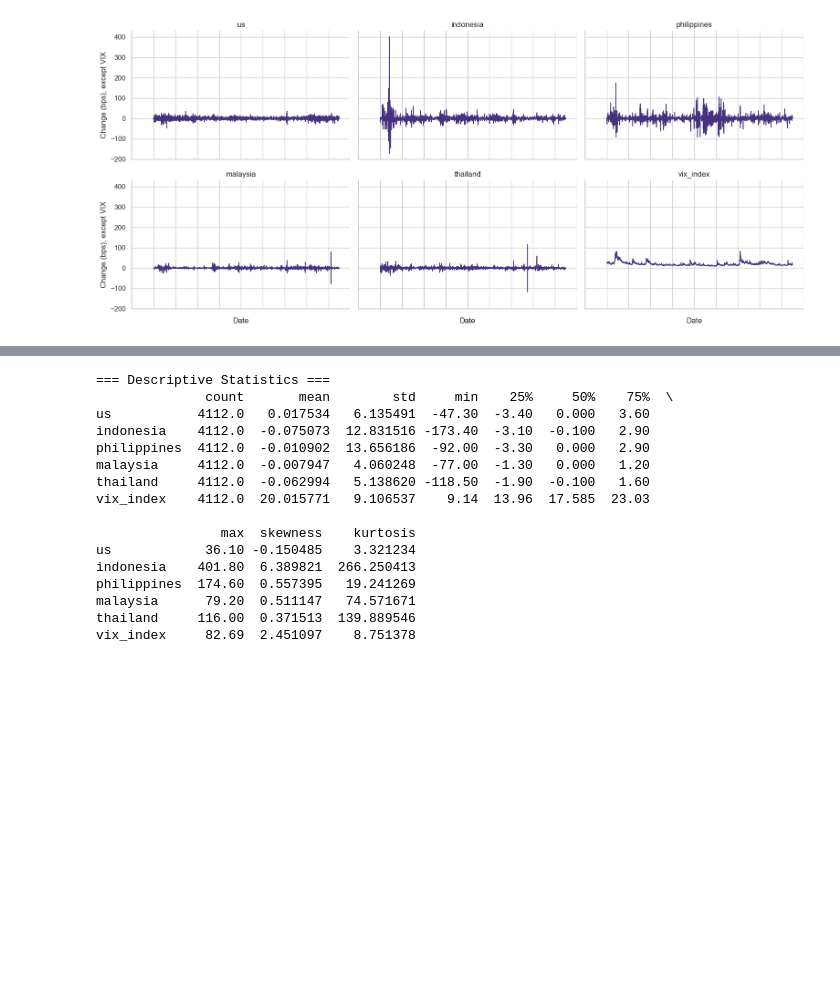
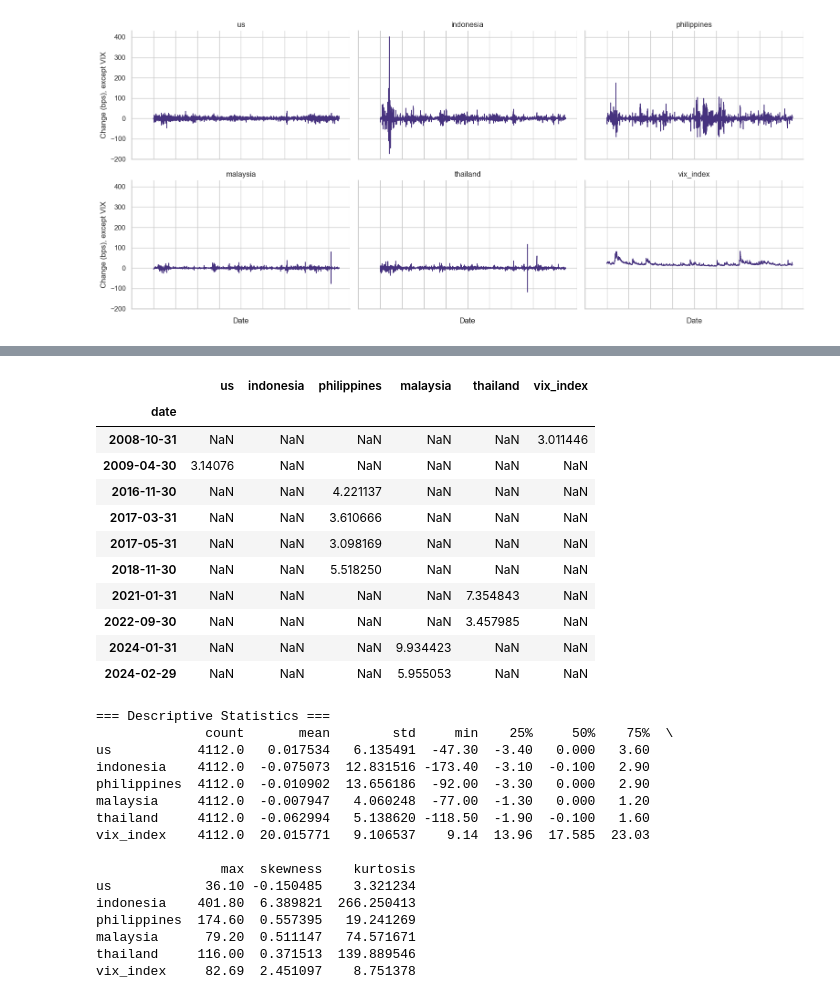
Before and after one commit to arifpras/tfda-djppr, a Jupyter notebook: scripts/20250505_vixtoindonesia.ipynb, the cells around one changed output, grey strips where cells are left out. Cells and saved outputs as stored; diff of their text form; code cells hidden in the pictures; blank space fills up the shorter version.

```diff
--- a/scripts/20250505_vixtoindonesia.ipynb
+++ b/scripts/20250505_vixtoindonesia.ipynb
@@ -46 +114,20 @@ plt.show()
+# %%
+# Compute z-scores to flag statistical outliers
+z_scores = ((df_monthly - df_monthly.mean()) / df_monthly.std()).abs()
+outliers = z_scores[z_scores > 3].dropna(how='all')
+
+outliers.tail(10)  # Show only the last 10 detected anomalies
+# %% [output]
+|  | us | indonesia | philippines | malaysia | thailand | vix_index |
+| date |  |  |  |  |  |  |
+| 2008-10-31 | NaN | NaN | NaN | NaN | NaN | 3.011446 |
+| 2009-04-30 | 3.14076 | NaN | NaN | NaN | NaN | NaN |
+| 2016-11-30 | NaN | NaN | 4.221137 | NaN | NaN | NaN |
+| 2017-03-31 | NaN | NaN | 3.610666 | NaN | NaN | NaN |
+| 2017-05-31 | NaN | NaN | 3.098169 | NaN | NaN | NaN |
+| 2018-11-30 | NaN | NaN | 5.518250 | NaN | NaN | NaN |
+| 2021-01-31 | NaN | NaN | NaN | NaN | 7.354843 | NaN |
+| 2022-09-30 | NaN | NaN | NaN | NaN | 3.457985 | NaN |
+| 2024-01-31 | NaN | NaN | NaN | 9.934423 | NaN | NaN |
+| 2024-02-29 | NaN | NaN | NaN | 5.955053 | NaN | NaN |
 # %%
```
Also changed, not shown: parts of 8 cells of this notebook, 2 other files.
